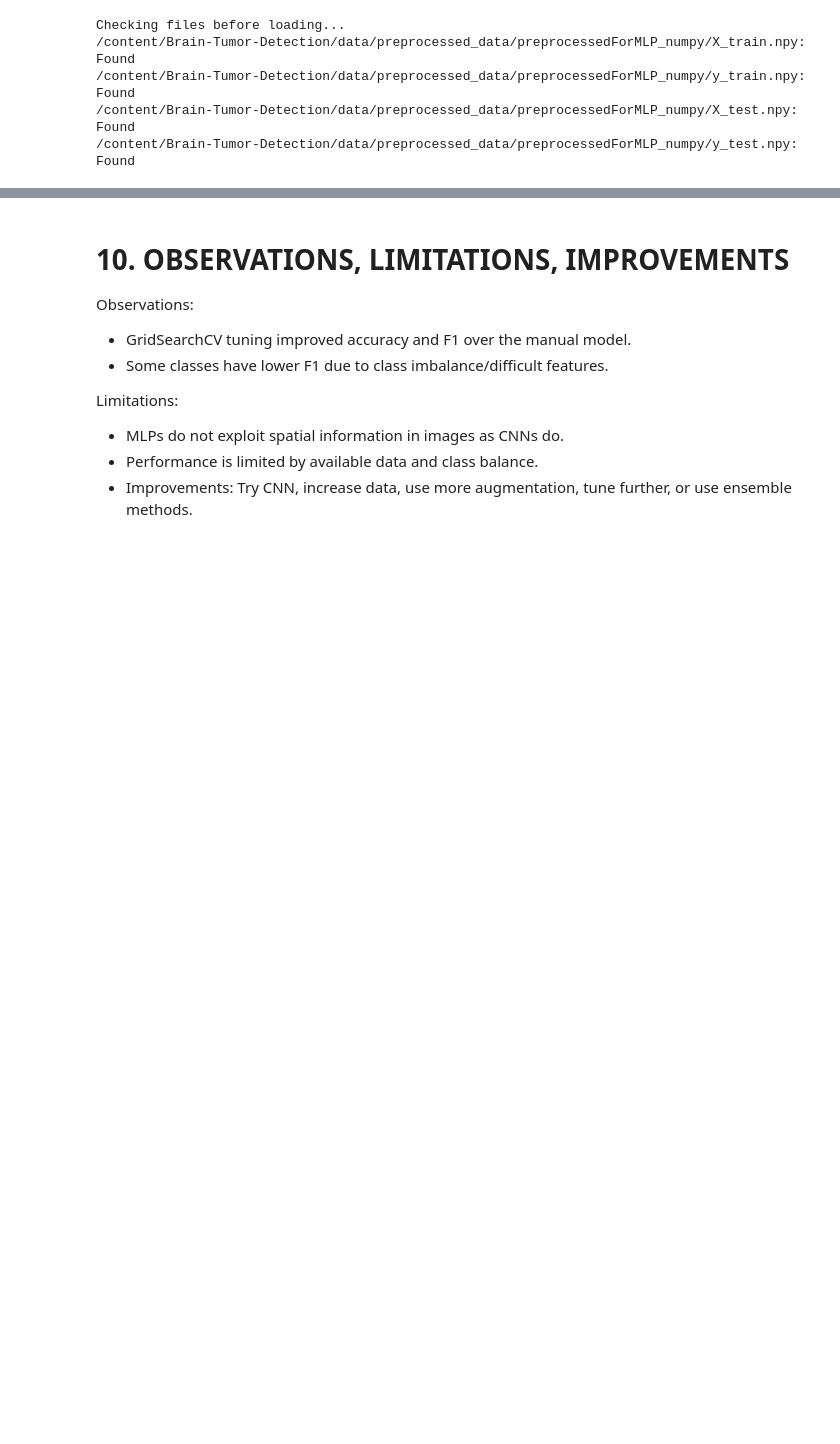
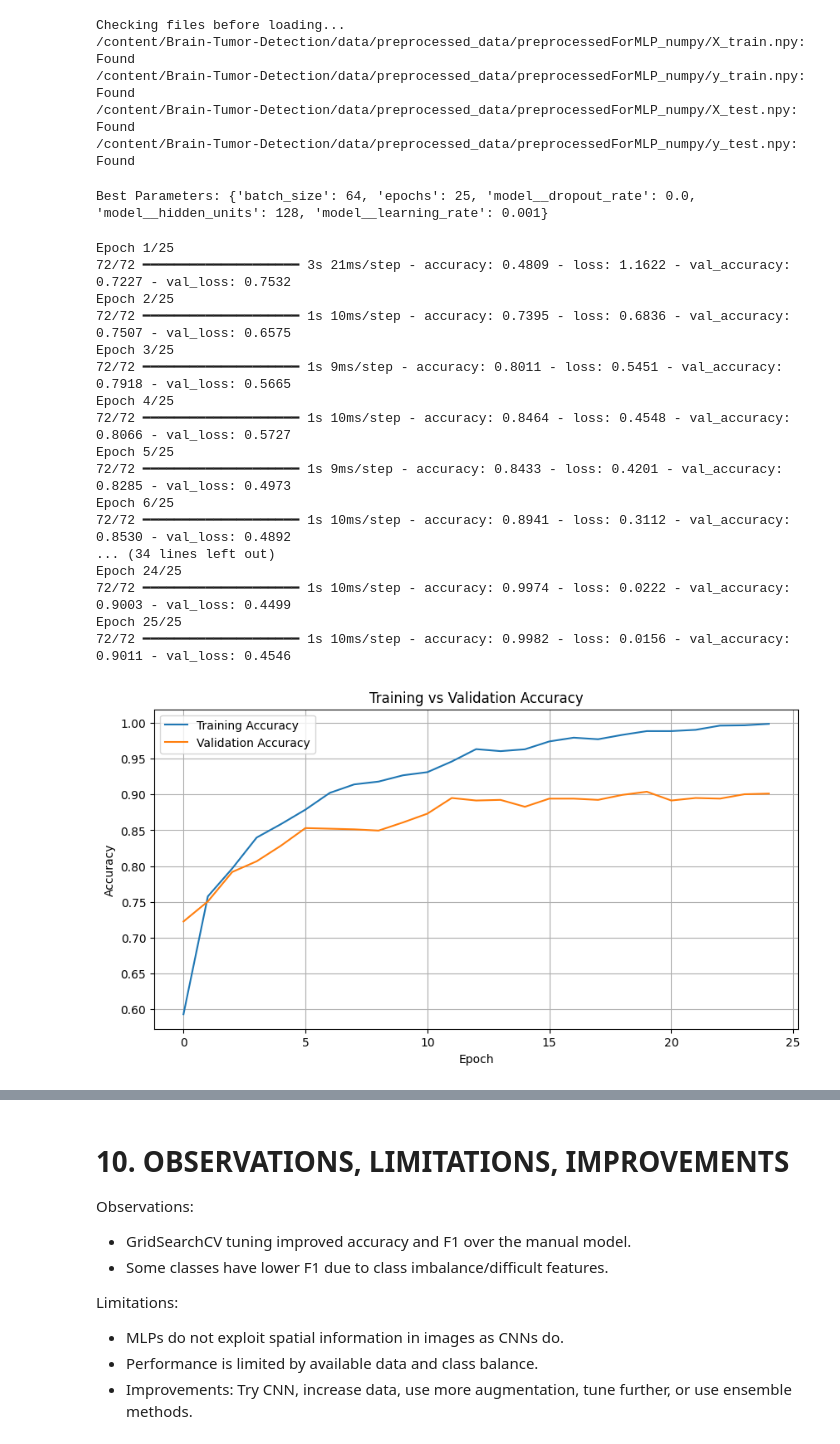
Before and after one commit to Raashidh-Rizvi/BrainTumor, a Jupyter notebook: MLPBrainTumor.ipynb, the cells around one changed output, grey strips where cells are left out. Cells and saved outputs as stored; diff of their text form; code cells hidden in the pictures; blank space fills up the shorter version.

```diff
--- a/MLPBrainTumor.ipynb
+++ b/MLPBrainTumor.ipynb
@@ -190,3 +205,65 @@ param_grid = {
 }
 grid = GridSearchCV(estimator=clf, param_grid=param_grid, cv=3, scoring="accuracy", n_jobs=-1)
 grid_result = grid.fit(X_train, y_train)
+# %%
+import matplotlib.pyplot as plt
+
+# Train model using the best parameters found
+best_params = grid.best_params_
+print("Best Parameters:", best_params)
+
+best_model = build_model(
+    hidden_units=best_params["model__hidden_units"],
+    dropout_rate=best_params["model__dropout_rate"],
+    learning_rate=best_params["model__learning_rate"]
+)
+
+history = best_model.fit(
+    X_train, y_train,
+    validation_data=(X_val, y_val),
+    epochs=best_params["epochs"],
+    batch_size=best_params["batch_size"],
+    verbose=1
+)
+
+# ---- Plot Accuracy ----
+plt.figure(figsize=(10,5))
+plt.plot(history.history['accuracy'], label='Training Accuracy')
+plt.plot(history.history['val_accuracy'], label='Validation Accuracy')
+plt.title('Training vs Validation Accuracy')
+plt.xlabel('Epoch')
+plt.ylabel('Accuracy')
+plt.legend()
+plt.grid(True)
+plt.show()
+
+# ---- Plot Loss ----
+plt.figure(figsize=(10,5))
+plt.plot(history.history['loss'], label='Training Loss')
+plt.plot(history.history['val_loss'], label='Validation Loss')
+plt.title('Training vs Validation Loss')
+plt.xlabel('Epoch')
+plt.ylabel('Loss')
+plt.legend()
+plt.grid(True)
+plt.show()
+# %% [output]
+Best Parameters: {'batch_size': 64, 'epochs': 25, 'model__dropout_rate': 0.0, 'model__hidden_units': 128, 'model__learning_rate': 0.001}
+Epoch 1/25
+72/72 ━━━━━━━━━━━━━━━━━━━━ 3s 21ms/step - accuracy: 0.4809 - loss: 1.1622 - val_accuracy: 0.7227 - val_loss: 0.7532
+Epoch 2/25
+72/72 ━━━━━━━━━━━━━━━━━━━━ 1s 10ms/step - accuracy: 0.7395 - loss: 0.6836 - val_accuracy: 0.7507 - val_loss: 0.6575
+Epoch 3/25
+72/72 ━━━━━━━━━━━━━━━━━━━━ 1s 9ms/step - accuracy: 0.8011 - loss: 0.5451 - val_accuracy: 0.7918 - val_loss: 0.5665
+Epoch 4/25
+72/72 ━━━━━━━━━━━━━━━━━━━━ 1s 10ms/step - accuracy: 0.8464 - loss: 0.4548 - val_accuracy: 0.8066 - val_loss: 0.5727
+Epoch 5/25
+72/72 ━━━━━━━━━━━━━━━━━━━━ 1s 9ms/step - accuracy: 0.8433 - loss: 0.4201 - val_accuracy: 0.8285 - val_loss: 0.4973
+Epoch 6/25
+72/72 ━━━━━━━━━━━━━━━━━━━━ 1s 10ms/step - accuracy: 0.8941 - loss: 0.3112 - val_accuracy: 0.8530 - val_loss: 0.4892
+... (34 lines left out)
+Epoch 24/25
+72/72 ━━━━━━━━━━━━━━━━━━━━ 1s 10ms/step - accuracy: 0.9974 - loss: 0.0222 - val_accuracy: 0.9003 - val_loss: 0.4499
+Epoch 25/25
+72/72 ━━━━━━━━━━━━━━━━━━━━ 1s 10ms/step - accuracy: 0.9982 - loss: 0.0156 - val_accuracy: 0.9011 - val_loss: 0.4546
+[figure, added]
```
Also changed, not shown: parts of 11 cells of this notebook.
